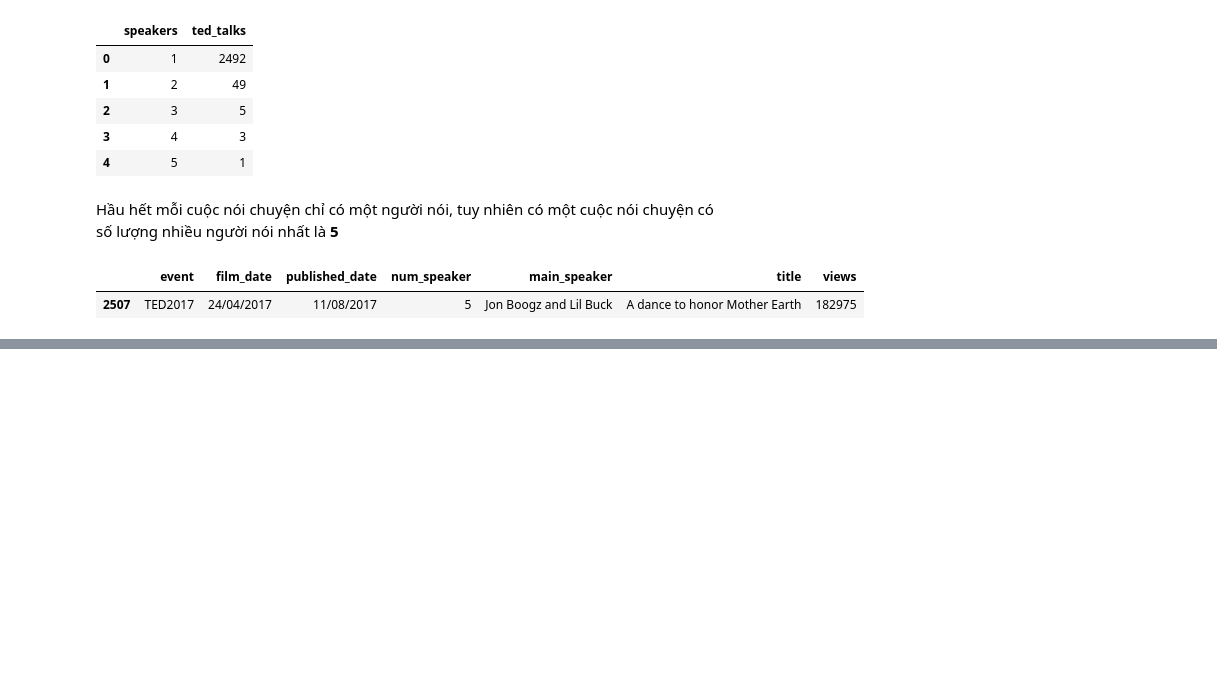
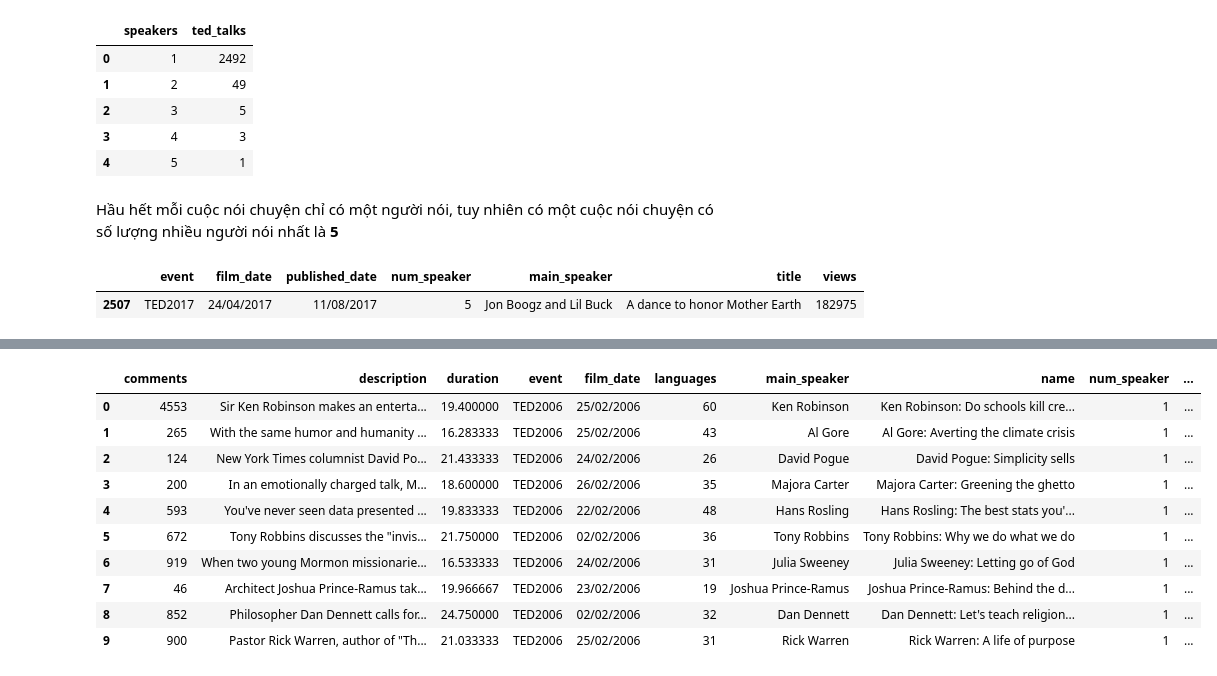
Before and after one commit to taongoccuongdp/devc_innovation_challenge_assignment, a Jupyter notebook: Week4/Team_4_TED_Talks.ipynb, the cells around one changed output, grey strips where cells are left out. Drawn from its saved outputs; the diff is of its cells as text; code cells hidden in the pictures; blank space fills up the shorter version.

```diff
--- a/Week4/Team_4_TED_Talks.ipynb
+++ b/Week4/Team_4_TED_Talks.ipynb
@@ -303,0 +307,16 @@ ted_event.sort_values(by = 'count', ascending = False)[:10]
+# %%
+#convert duration seconds -> minute
+ted_data.duration = ted_data.duration.apply(lambda x:x/60)
+ted_data.head(10)
+# %% [output]
+|  | comments | description | duration | event | film_date | languages | main_speaker | name | num_speaker | ... |
+| 0 | 4553 | Sir Ken Robinson makes an enterta... | 19.400000 | TED2006 | 25/02/2006 | 60 | Ken Robinson | Ken Robinson: Do schools kill cre... | 1 | ... |
+| 1 | 265 | With the same humor and humanity ... | 16.283333 | TED2006 | 25/02/2006 | 43 | Al Gore | Al Gore: Averting the climate crisis | 1 | ... |
+| 2 | 124 | New York Times columnist David Po... | 21.433333 | TED2006 | 24/02/2006 | 26 | David Pogue | David Pogue: Simplicity sells | 1 | ... |
+| 3 | 200 | In an emotionally charged talk, M... | 18.600000 | TED2006 | 26/02/2006 | 35 | Majora Carter | Majora Carter: Greening the ghetto | 1 | ... |
+| 4 | 593 | You've never seen data presented ... | 19.833333 | TED2006 | 22/02/2006 | 48 | Hans Rosling | Hans Rosling: The best stats you'... | 1 | ... |
+| 5 | 672 | Tony Robbins discusses the "invis... | 21.750000 | TED2006 | 02/02/2006 | 36 | Tony Robbins | Tony Robbins: Why we do what we do | 1 | ... |
+| 6 | 919 | When two young Mormon missionarie... | 16.533333 | TED2006 | 24/02/2006 | 31 | Julia Sweeney | Julia Sweeney: Letting go of God | 1 | ... |
+| 7 | 46 | Architect Joshua Prince-Ramus tak... | 19.966667 | TED2006 | 23/02/2006 | 19 | Joshua Prince-Ramus | Joshua Prince-Ramus: Behind the d... | 1 | ... |
+| 8 | 852 | Philosopher Dan Dennett calls for... | 24.750000 | TED2006 | 02/02/2006 | 32 | Dan Dennett | Dan Dennett: Let's teach religion... | 1 | ... |
+| 9 | 900 | Pastor Rick Warren, author of "Th... | 21.033333 | TED2006 | 25/02/2006 | 31 | Rick Warren | Rick Warren: A life of purpose | 1 | ... |
```
Also changed, not shown: parts of 14 cells of this notebook.
